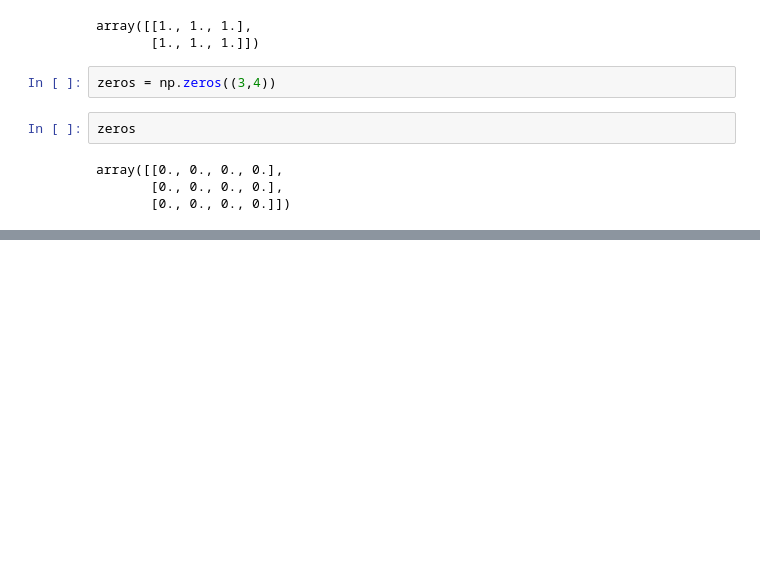
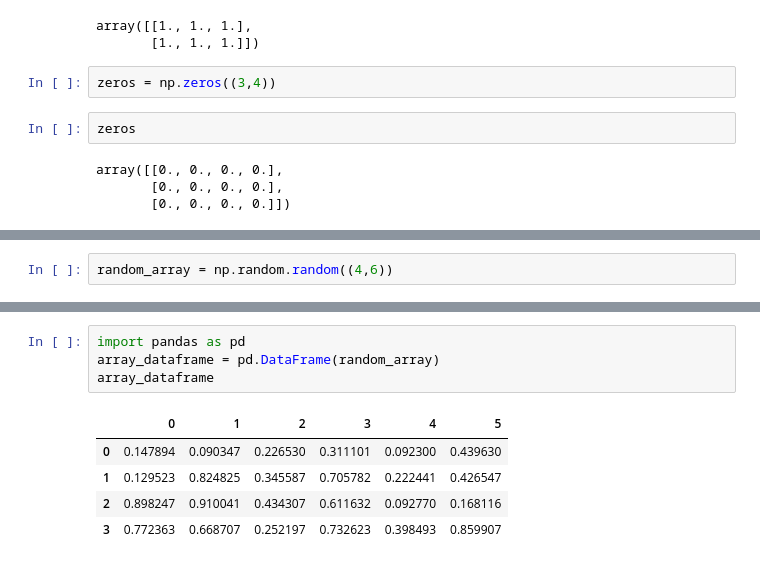
Before and after one commit to abasu1996/intelligentMe, a Jupyter notebook: deeplearning/brainnumpy.ipynb, the cells around one changed output, grey strips where cells are left out. Drawn from its saved outputs; the diff is of its cells as text; blank space fills up the shorter version.

```diff
--- a/deeplearning/brainnumpy.ipynb
+++ b/deeplearning/brainnumpy.ipynb
@@ -140,0 +149,2 @@ array([[0., 0., 0., 0.],
+# %%
+random_array = np.random.random((4,6))
@@ -140,0 +162,10 @@ array([[0., 0., 0., 0.],
+# %%
+import pandas as pd
+array_dataframe = pd.DataFrame(random_array)
+array_dataframe
+# %% [output]
+|  | 0 | 1 | 2 | 3 | 4 | 5 |
+| 0 | 0.147894 | 0.090347 | 0.226530 | 0.311101 | 0.092300 | 0.439630 |
+| 1 | 0.129523 | 0.824825 | 0.345587 | 0.705782 | 0.222441 | 0.426547 |
+| 2 | 0.898247 | 0.910041 | 0.434307 | 0.611632 | 0.092770 | 0.168116 |
+| 3 | 0.772363 | 0.668707 | 0.252197 | 0.732623 | 0.398493 | 0.859907 |
```
Also changed, not shown: parts of 39 cells of this notebook, 1 other file.
